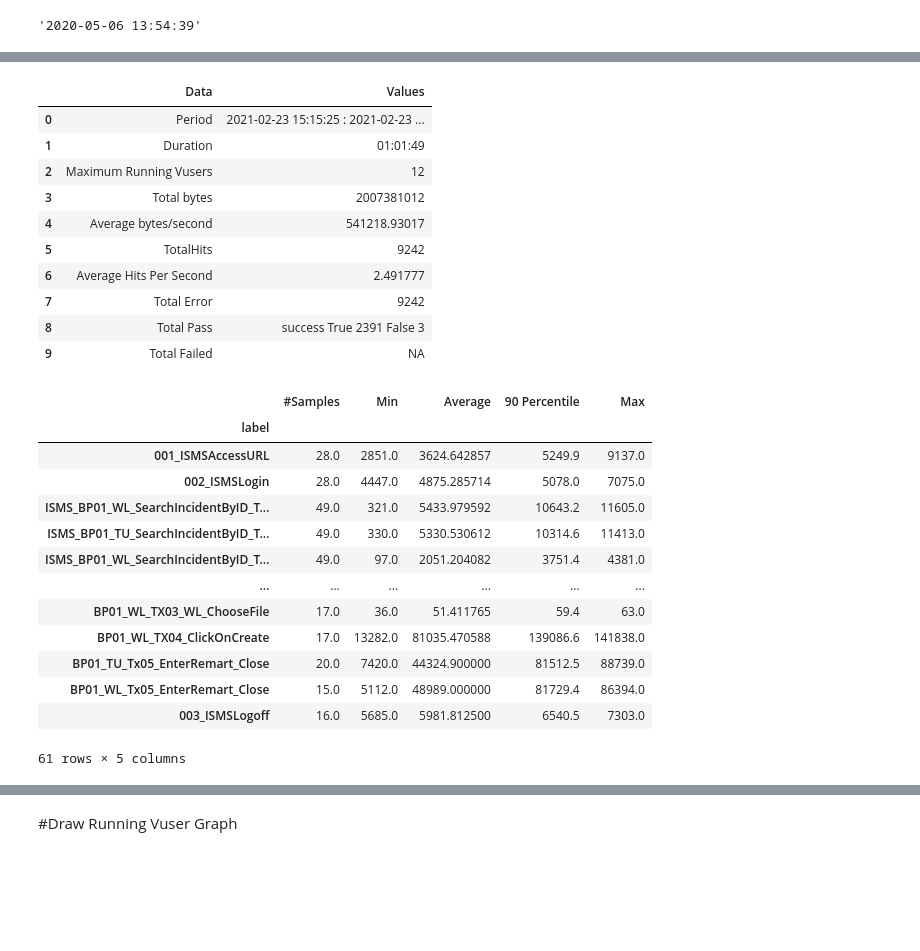
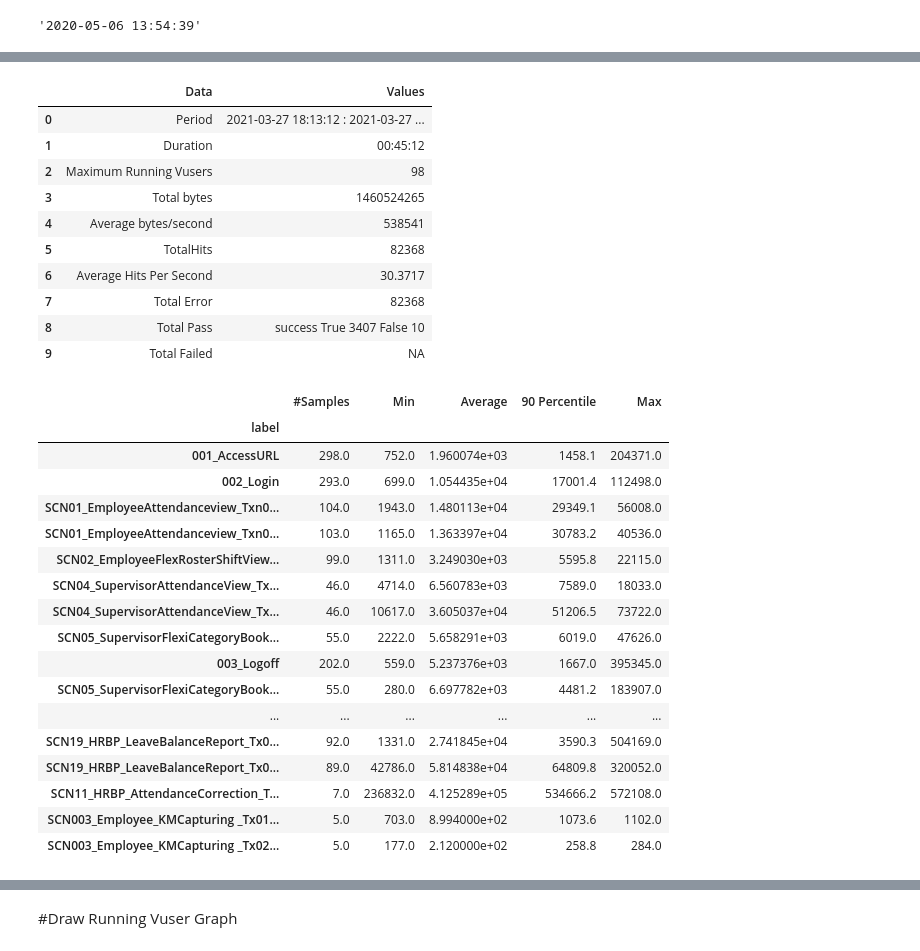
Before and after one commit to karthiklingasamy/JTLAnalyser, a Jupyter notebook: JTL_Log_Analyser_v5.0.ipynb, the cells around one changed output, grey strips where cells are left out. Drawn from its saved outputs; the diff is of its cells as text; code cells hidden in the pictures; blank space fills up the shorter version.

```diff
--- a/JTL_Log_Analyser_v5.0.ipynb
+++ b/JTL_Log_Analyser_v5.0.ipynb
@@ -42,9 +44,8 @@ class JTLReader:
         self.df_Jtl['timeStamp'] = self.df_Jtl['timeStamp'].astype('datetime64[s]')
         """Conver Epoc time to Actual Time End"""
 
-        """Filtering Subscriber Txn"""
-        #self.filt_Subscriber=(self.df_Jtl['label']=='iBORDETS_Subscribers')
-        #self.df_Jtl=self.df_Jtl.loc[~self.filt_Subscriber]
+
+
         """Saving master data frame to export to excel"""
 
 
@@ -291,7 +292,7 @@ class JTLReader:
 
 
 
-obj1=JTLReader("C:\\Karthik\\02_Scripts\\Scripts_5_4_1\\Results\\02_Feb_23\\12UserLoadtest.jtl")
+obj1=JTLReader("D:\\Projects\\AllSec\\Scripts\\Reports\\smoketest_27_mar\\smoketest_02_OutPut.jtl")
 #obj1.converTimeStamp()
 obj1.ms_to_sec()
 obj1.getDuration()
@@ -327,35 +328,40 @@ analysisSummary=obj1.getAnalysisSummary()
 analysisSummary
 # %% [output]
 |  | Data | Values |
-| 0 | Period | 2021-02-23 15:15:25 : 2021-02-23 ... |
-| 1 | Duration | 01:01:49 |
-| 2 | Maximum Running Vusers | 12 |
-| 3 | Total bytes | 2007381012 |
-| 4 | Average bytes/second | 541218.93017 |
-| 5 | TotalHits | 9242 |
-| 6 | Average Hits Per Second | 2.491777 |
-| 7 | Total Error | 9242 |
-| 8 | Total Pass | success True 2391 False 3 |
+| 0 | Period | 2021-03-27 18:13:12 : 2021-03-27 ... |
+| 1 | Duration | 00:45:12 |
+| 2 | Maximum Running Vusers | 98 |
+| 3 | Total bytes | 1460524265 |
+| 4 | Average bytes/second | 538541 |
+| 5 | TotalHits | 82368 |
+| 6 | Average Hits Per Second | 30.3717 |
+| 7 | Total Error | 82368 |
+| 8 | Total Pass | success True 3407 False 10 |
 | 9 | Total Failed | NA |
 # %%
 """responseTimeSummary"""
+pd.set_option('display.max_rows',200)
 responseTimeSummary=obj1.responseTimeSummary()
-responseTimeSummary
+responseTimeSummary.head(100)
 # %% [output]
 |  | #Samples | Min | Average | 90 Percentile | Max |
 | label |  |  |  |  |  |
-| 001_ISMSAccessURL | 28.0 | 2851.0 | 3624.642857 | 5249.9 | 9137.0 |
-| 002_ISMSLogin | 28.0 | 4447.0 | 4875.285714 | 5078.0 | 7075.0 |
-| ISMS_BP01_WL_SearchIncidentByID_T... | 49.0 | 321.0 | 5433.979592 | 10643.2 | 11605.0 |
-| ISMS_BP01_TU_SearchIncidentByID_T... | 49.0 | 330.0 | 5330.530612 | 10314.6 | 11413.0 |
-| ISMS_BP01_WL_SearchIncidentByID_T... | 49.0 | 97.0 | 2051.204082 | 3751.4 | 4381.0 |
+| 001_AccessURL | 298.0 | 752.0 | 1.960074e+03 | 1458.1 | 204371.0 |
+| 002_Login | 293.0 | 699.0 | 1.054435e+04 | 17001.4 | 112498.0 |
+| SCN01_EmployeeAttendanceview_Txn0... | 104.0 | 1943.0 | 1.480113e+04 | 29349.1 | 56008.0 |
+| SCN01_EmployeeAttendanceview_Txn0... | 103.0 | 1165.0 | 1.363397e+04 | 30783.2 | 40536.0 |
+| SCN02_EmployeeFlexRosterShiftView... | 99.0 | 1311.0 | 3.249030e+03 | 5595.8 | 22115.0 |
+| SCN04_SupervisorAttendanceView_Tx... | 46.0 | 4714.0 | 6.560783e+03 | 7589.0 | 18033.0 |
+| SCN04_SupervisorAttendanceView_Tx... | 46.0 | 10617.0 | 3.605037e+04 | 51206.5 | 73722.0 |
+| SCN05_SupervisorFlexiCategoryBook... | 55.0 | 2222.0 | 5.658291e+03 | 6019.0 | 47626.0 |
+| 003_Logoff | 202.0 | 559.0 | 5.237376e+03 | 1667.0 | 395345.0 |
+| SCN05_SupervisorFlexiCategoryBook... | 55.0 | 280.0 | 6.697782e+03 | 4481.2 | 183907.0 |
 | ... | ... | ... | ... | ... | ... |
-| BP01_WL_TX03_WL_ChooseFile | 17.0 | 36.0 | 51.411765 | 59.4 | 63.0 |
-| BP01_WL_TX04_ClickOnCreate | 17.0 | 13282.0 | 81035.470588 | 139086.6 | 141838.0 |
-| BP01_TU_Tx05_EnterRemart_Close | 20.0 | 7420.0 | 44324.900000 | 81512.5 | 88739.0 |
-| BP01_WL_Tx05_EnterRemart_Close | 15.0 | 5112.0 | 48989.000000 | 81729.4 | 86394.0 |
-| 003_ISMSLogoff | 16.0 | 5685.0 | 5981.812500 | 6540.5 | 7303.0 |
+| SCN19_HRBP_LeaveBalanceReport_Tx0... | 92.0 | 1331.0 | 2.741845e+04 | 3590.3 | 504169.0 |
+| SCN19_HRBP_LeaveBalanceReport_Tx0... | 89.0 | 42786.0 | 5.814838e+04 | 64809.8 | 320052.0 |
+| SCN11_HRBP_AttendanceCorrection_T... | 7.0 | 236832.0 | 4.125289e+05 | 534666.2 | 572108.0 |
+| SCN003_Employee_KMCapturing _Tx01... | 5.0 | 703.0 | 8.994000e+02 | 1073.6 | 1102.0 |
+| SCN003_Employee_KMCapturing _Tx02... | 5.0 | 177.0 | 2.120000e+02 | 258.8 | 284.0 |
-61 rows × 5 columns
 # %%
 """Get Pass and Fail Summary"""
 passandfail=obj1.getPassFailSummary()
```
Also changed, not shown: parts of 19 cells of this notebook, 3 other files.
